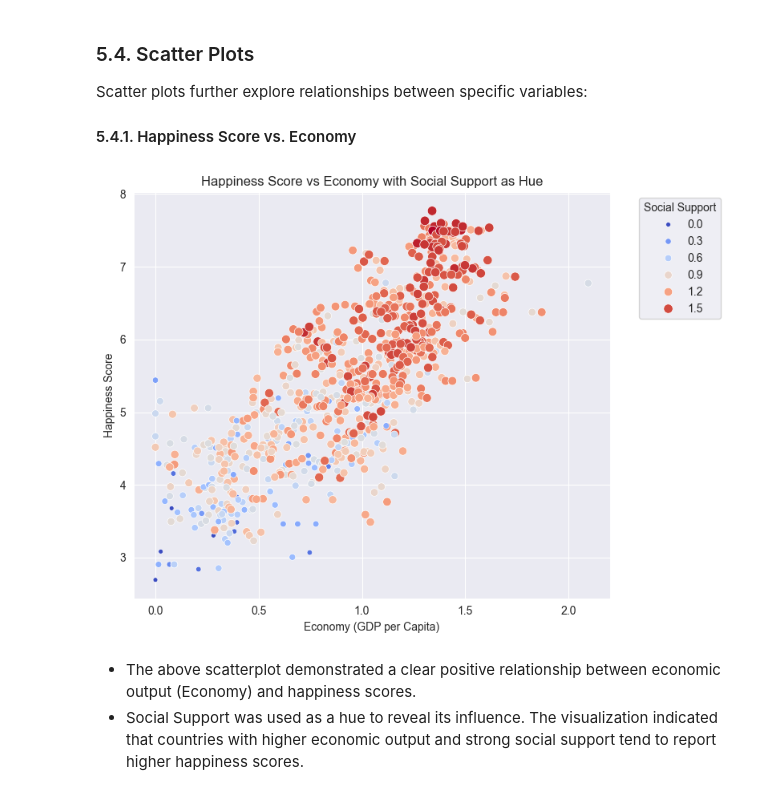
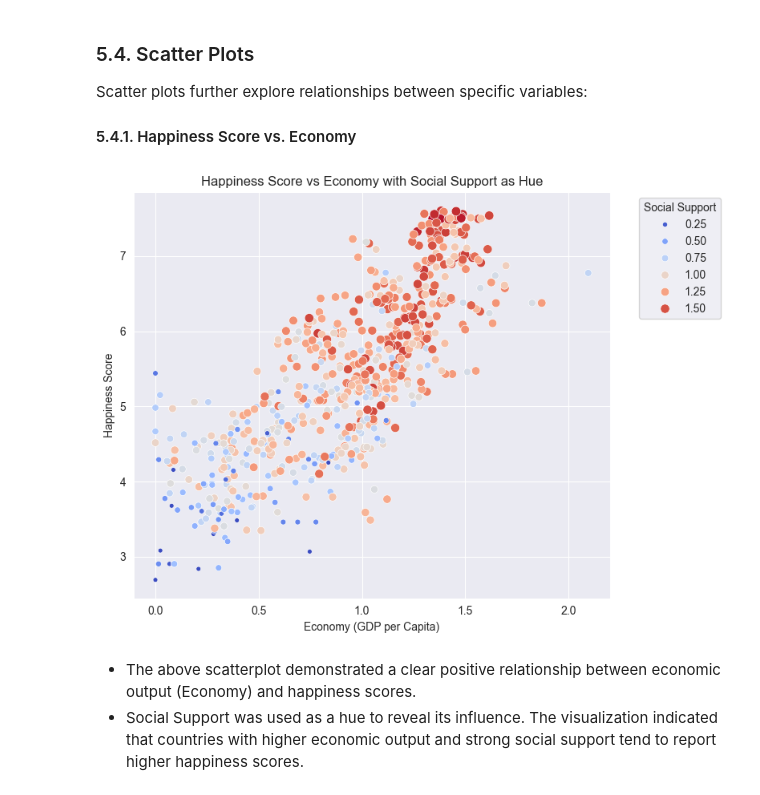
Before and after one commit to Cooper-JSK/World_Happiness_Score, a Jupyter notebook: project.ipynb, the cells around one changed output. Cells and saved outputs as stored; diff of their text form; code cells hidden in the pictures.

```diff
--- a/project.ipynb
+++ b/project.ipynb
@@ -423,29 +458,33 @@ Scatter plots further explore relationships between specific variables:
 
 #### 5.4.1. Happiness Score vs. Economy
 # %%
+# Combine X_train and y_train into a single DataFrame for plotting
+X_train_with_target = X_train.copy()
+X_train_with_target['Score'] = y_train
+
 # Scatterplot
 plt.figure(figsize=(8, 6))
 scatter = sns.scatterplot(
-    data=df_combined,
+    data=X_train_with_target,
     x='Economy',
     y='Score',
     hue='Social support',
     palette='coolwarm',
     size='Social support',
 )
 
 # Adding titles and labels
 plt.title('Happiness Score vs Economy with Social Support as Hue')
 plt.xlabel('Economy (GDP per Capita)')
 plt.ylabel('Happiness Score')
 
 # Legend for hue
 plt.legend(title='Social Support', bbox_to_anchor=(1.05, 1), loc='upper left')
 plt.tight_layout()
 
 plt.show()
 # %% [output]
-[figure, old version]
+[figure, new version]
 # %% [markdown]
 - The above scatterplot demonstrated a clear positive relationship between economic output (Economy) and happiness scores.
 - Social Support was used as a hue to reveal its influence. The visualization indicated that countries with higher economic output and strong social support tend to report higher happiness scores.
```
Also changed, not shown: parts of 29 cells of this notebook.
